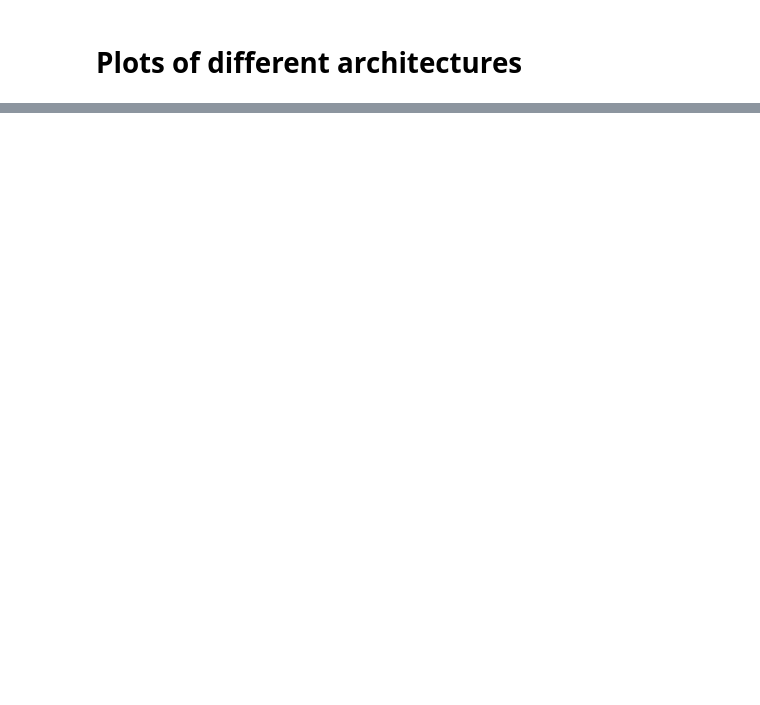
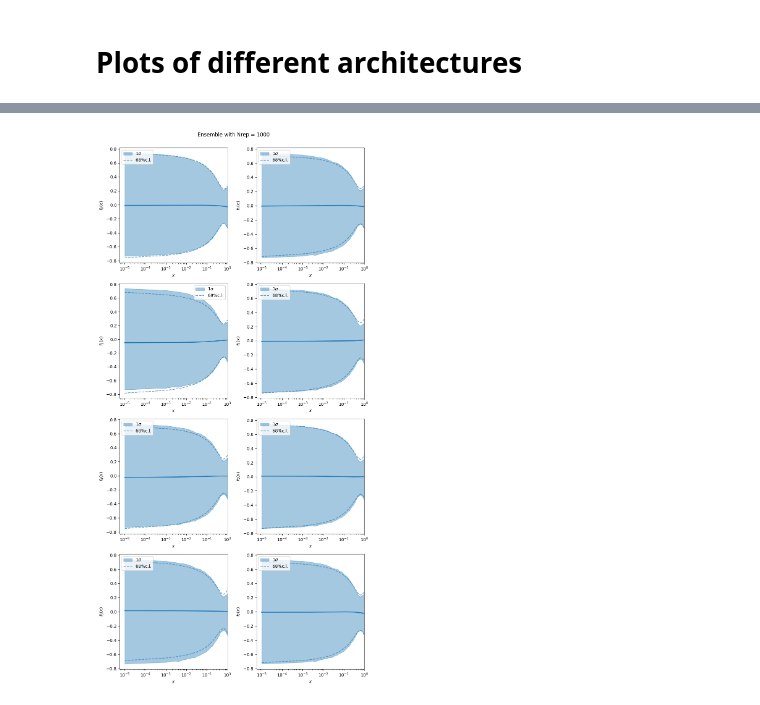
Before and after one commit to achiefa/DeepLearningTheory, a Jupyter notebook: Experiments/Prior_distribution/prior.ipynb, the cells around one changed output, grey strips where cells are left out. Saved outputs shown, nothing was run; the diff lists cells and outputs as text; code cells hidden in the pictures; blank space fills up the shorter version.

```diff
--- a/Experiments/Prior_distribution/prior.ipynb
+++ b/Experiments/Prior_distribution/prior.ipynb
@@ -201,0 +265,54 @@ for id, (arch, ax) in enumerate(zip(architectures_list, axs.flatten())):
+# %%
+nn_models = []
+NNPDF_arch = [25, 20, 8]
+
+input_x_logx = np.zeros(shape=(ndat, 2))
+input_x_logx[:,0] = input_xgrid[:,0]
+input_x_logx[:,1] = np.log(input_xgrid[:,0])
+for _ in range(number_of_networks):
+  nn_models.append(
+    generate_sequential_model(
+                    input_layer=tf.keras.layers.Input(shape=(2,), batch_size=ndat),
+                    outputs=NNPDF_arch[-1],
+                    nlayers=len(NNPDF_arch)-1,
+                    units=NNPDF_arch[:-1],
+                    seed = seed + _),
+  )
+
+model_outputs = np.array(
+    [nn_models[rep](tf.convert_to_tensor(input_x_logx)).numpy() for rep in range(len(nn_models))]
+    )
+# %%
+fig, axs= plt.subplots(nrows=4, ncols=2, figsize=(9, 18))
+color = "C0"
+
+for id, ax in enumerate(axs.flatten()):
+
+  pdf_cv = model_outputs[:,:,id].mean(axis=0)
+  pdf_std = model_outputs[:,:,id].std(axis=0)
+  cl_high = np.nanpercentile(model_outputs[:,:,0], 84, axis=0)
+  cl_low = np.nanpercentile(model_outputs[:,:,0], 16, axis=0)
+
+  # plot rep0 PDF
+  ax.plot(input_x_logx[:,0], pdf_cv, color=color, lw=2)
+
+  # 68%c.l. band
+  ax.fill_between(input_x_logx[:,0], cl_low, cl_high, alpha=0.4, color=color, label=r"1$\sigma$")
+
+  # 1 std lines
+  ax.plot(input_x_logx[:,0], (pdf_cv - pdf_std), alpha=0.7,ls="dashed", color=color)
+  ax.plot(input_x_logx[:,0], (pdf_cv + pdf_std), alpha=0.7,ls="dashed", color=color, label="68%c.l.")
+
+  ax.legend()
+
+  ax.set_xscale("log")
+  #ax.set_yscale('symlog')
+  ax.set_xlabel(r"$x$")
+  ax.set_ylabel(rf"$f_{id}(x)$")
+  ax.set_xlim(0.0,1)
+
+fig.suptitle(rf"Ensemble with Nrep = {number_of_networks}", y = 1)
+fig.tight_layout()
+fig.savefig('nnpdf_log_gloriot_normal.png')
+# %% [output]
+[figure, added]
```
Also changed, not shown: parts of 8 cells of this notebook, 4 other files.
